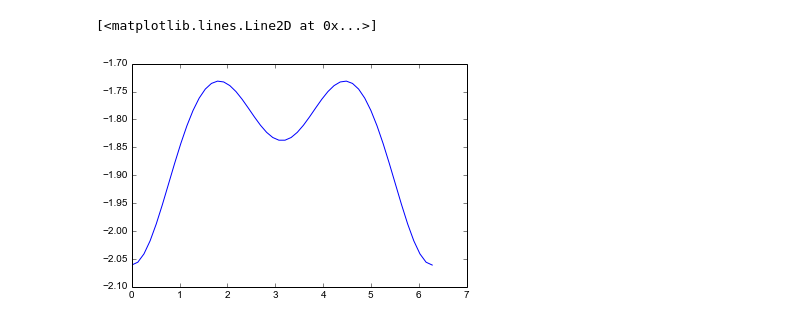
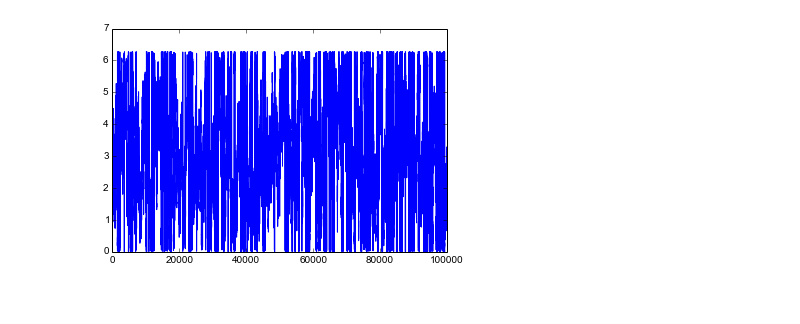
Before and after one commit to Danie1Johnson/research, a Jupyter notebook: BGMRBM test 1.ipynb, the cells around one changed output. Cells and saved outputs as stored; diff of their text form; code cells hidden in the pictures.

```diff
--- a/BGMRBM test 1.ipynb
+++ b/BGMRBM test 1.ipynb
@@ -87,5 +87,4 @@ plt.plot(xs, ys, 'r')
-# %%
-plt.plot(xs, np.log(ys))
-# %% [output]
-[<matplotlib.lines.Line2D at 0x...>]
-[figure, removed]
+# %%
+plot_nb = plt.plot(z_no_boundary.stat_log)
+# %% [output]
+[figure, added]
```
Also changed, not shown: parts of 4 cells of this notebook, 2 other files.
